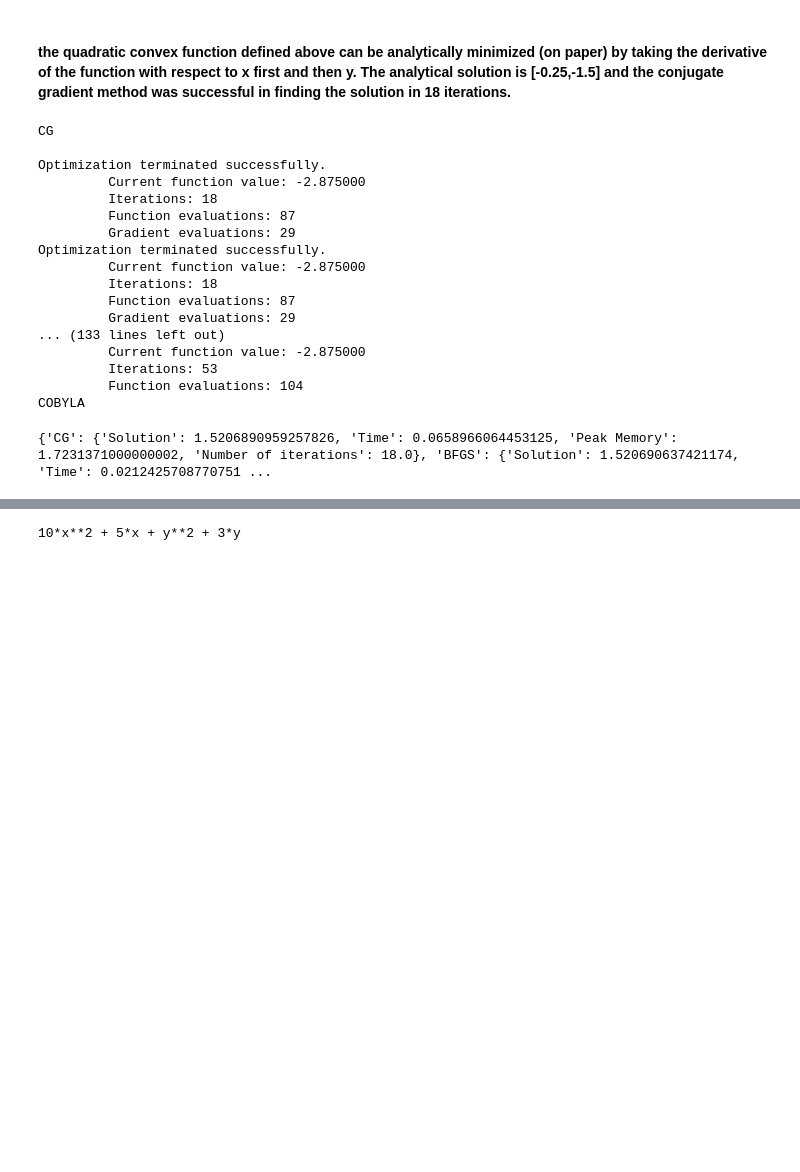
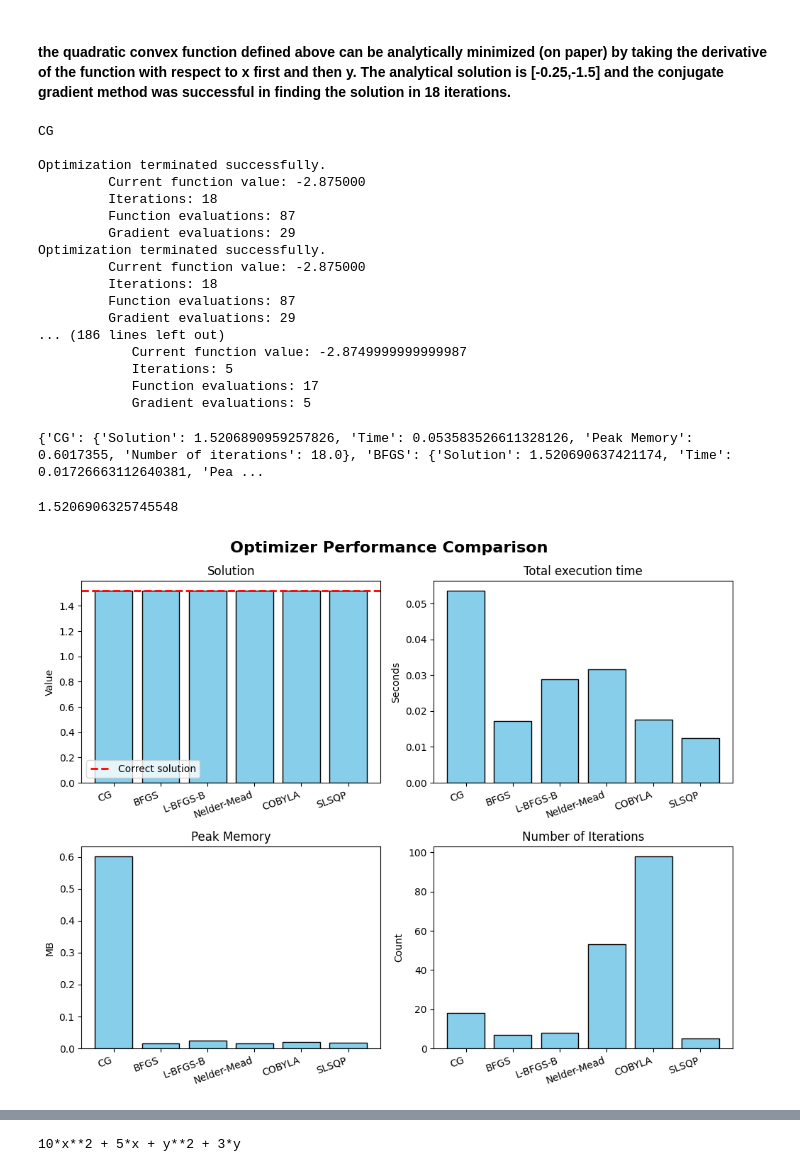
Before and after one commit to AkashHiregange/personal_projects, a Jupyter notebook: Optimization_algorithm_comparison/optimizers.ipynb, the cells around one changed output, grey strips where cells are left out. Drawn from its saved outputs; the diff is of its cells as text; code cells hidden in the pictures; blank space fills up the shorter version.

Commit message:
Performance plot saved for optimizers with the simple convex function. Will have to see if we can do a complex function and functions with no analytical derivatives.

```diff
--- a/Optimization_algorithm_comparison/optimizers.ipynb
+++ b/Optimization_algorithm_comparison/optimizers.ipynb
@@ -54,6 +54,9 @@ from scipy.optimize import minimize
 import time
 import tracemalloc ## to trace the memory consumption. It will come in handy while doing comparison
 
+def convex_function(params):
+    x, y = params
+    return 10*x**2 + y**2 + 5*x + 3*y
 # Gradient of the convex function
 # def gradient(params):
 #     x, y = params
@@ -140,7 +143,7 @@ Peak memory usage: 0.0639 MB
 # %% [markdown]
 #### the quadratic convex function defined above can be analytically minimized (on paper) by taking the derivative of the function with respect to x first and then y. The analytical solution is [-0.25,-1.5] and the conjugate gradient method was successful in finding the solution in 18 iterations.
 # %%
-optimizers = ['CG','BFGS','L-BFGS-B','Nelder-Mead','COBYLA'] # jacobian required for newton CG
+optimizers = ['CG','BFGS','L-BFGS-B','Nelder-Mead','COBYLA','SLSQP'] # jacobian required for newton CG
 performance = {}
 
 def callback(params):
@@ -201,12 +204,52 @@ Optimization terminated successfully.
          Iterations: 18
          Function evaluations: 87
          Gradient evaluations: 29
-... (133 lines left out)
-         Current function value: -2.875000
-         Iterations: 53
-         Function evaluations: 104
-COBYLA
+... (186 lines left out)
+            Current function value: -2.8749999999999987
+            Iterations: 5
+            Function evaluations: 17
+            Gradient evaluations: 5
 # %%
 print(performance)
 # %% [output]
-{'CG': {'Solution': 1.5206890959257826, 'Time': 0.0658966064453125, 'Peak Memory': 1.7231371000000002, 'Number of iterations': 18.0}, 'BFGS': {'Solution': 1.520690637421174, 'Time': 0.0212425708770751 ...
+{'CG': {'Solution': 1.5206890959257826, 'Time': 0.053583526611328126, 'Peak Memory': 0.6017355, 'Number of iterations': 18.0}, 'BFGS': {'Solution': 1.520690637421174, 'Time': 0.01726663112640381, 'Pea ...
+# %%
+solutions = []
+exec_time = []
+memory = []
+number_of_iterations = []
+for key, value in performance.items():
+    solutions.append(value['Solution'])
+    exec_time.append(value['Time'])
+    memory.append(value['Peak Memory'])
+    number_of_iterations.append(value['Number of iterations'])
+exec_time_per_iteration = np.array(exec_time)/np.array(number_of_iterations)
+# %%
+correct_solution = np.linalg.norm(np.array([-0.25,-1.5]))
+print(correct_solution)
+# %% [output]
+1.5206906325745548
+# %%
+plt.style.use('seaborn-v0_8-muted')
+fig, axes = plt.subplots(2, 2, figsize=(10, 8))
+fig.suptitle("Optimizer Performance Comparison", fontsize=16, fontweight='bold')
+
+def setup_bar(ax, values, ylabel, title):
+    bars = ax.bar(optimizers, values, color='skyblue', edgecolor='k')
+    ax.set_ylabel(ylabel)
+    ax.set_title(title)
+    ax.set_xticklabels(optimizers, rotation=20, ha='right')
+
+setup_bar(axes[0,0], solutions, 'Value', 'Solution')
+setup_bar(axes[0,1], exec_time, 'Seconds', 'Total execution time')
+setup_bar(axes[1,0], memory, 'MB', 'Peak Memory')
+setup_bar(axes[1,1], number_of_iterations, 'Count', 'Number of Iterations')
+axes[0,0].axhline(y=correct_solution, color='r', linestyle='--', linewidth=2.0,
+                  label='Correct solution')
+axes[0,0].legend()
+
+plt.tight_layout()
+plt.savefig('images/optimizer performance comparison.png', dpi=300)
+plt.show()
+# %% [output]
+[figure, added]
```
Also changed, not shown: parts of 2 cells of this notebook, 2 other files.
